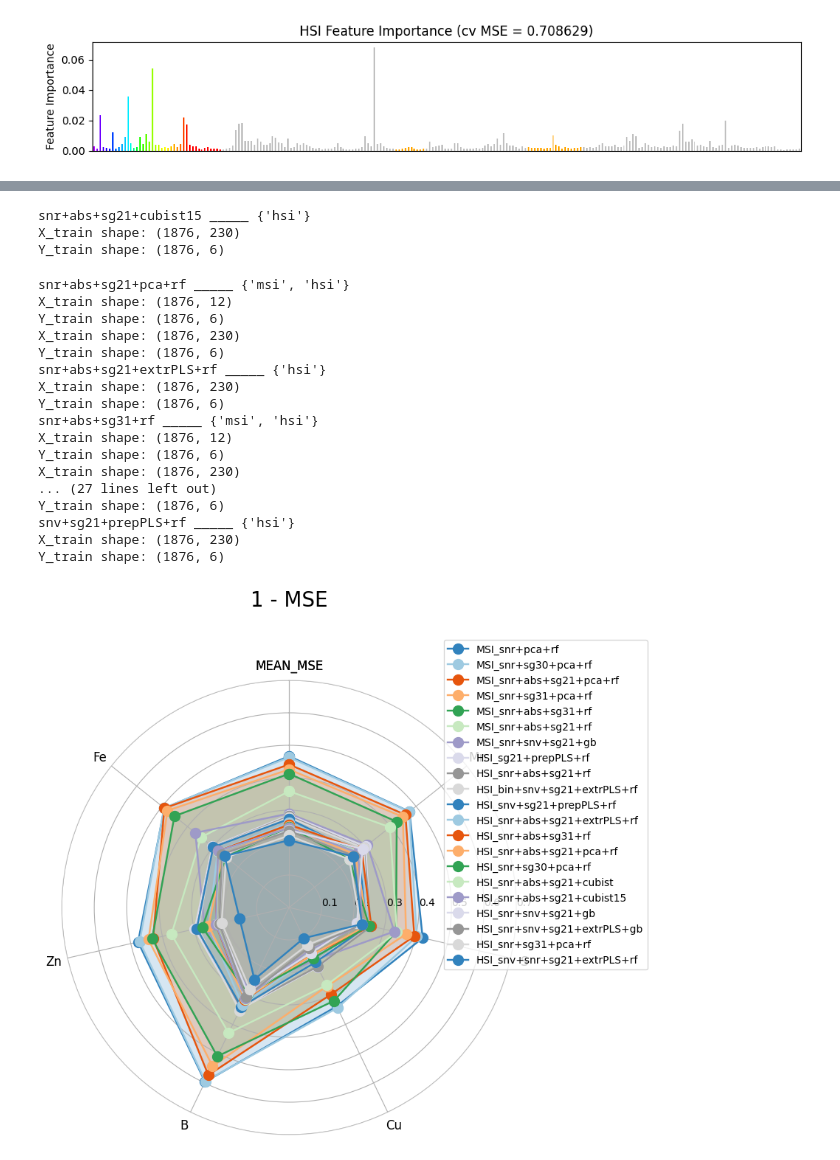
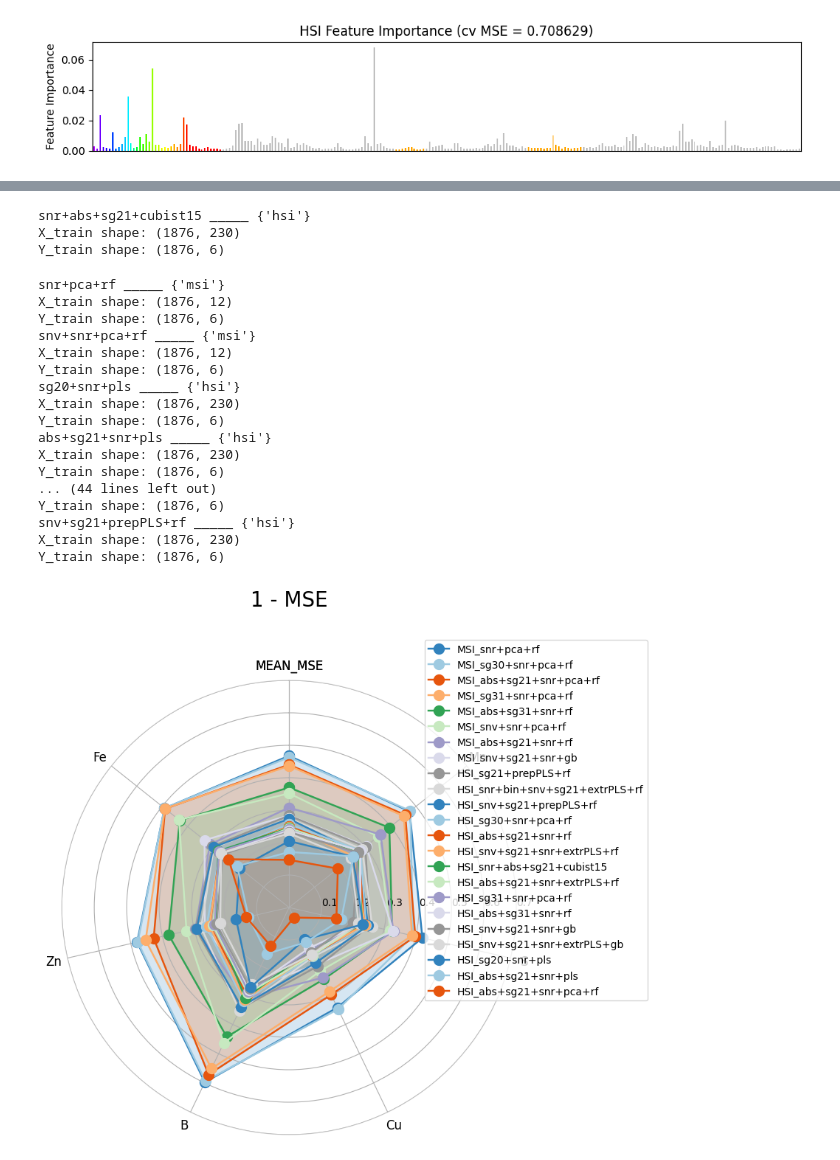
Before and after one commit to ladybug4o4/hyperview2, a Jupyter notebook: hsi_msi_experiments.ipynb, the cells around one changed output, grey strips where cells are left out. Cells and saved outputs as stored; diff of their text form; code cells hidden in the pictures.

Commit message:
experiments before submission

```diff
--- a/hsi_msi_experiments.ipynb
+++ b/hsi_msi_experiments.ipynb
@@ -82,7 +83,6 @@ def run_experiment(pipeline, X_train_all, y_train_all,n_splits=5):
 
     kf = KFold(n_splits=n_splits)
     kf_results = []
-    kf_results_train = []
     for train_idx, test_idx in kf.split(X_train_all):
 
         X_train, y_train = X_train_all[train_idx], y_train_all[train_idx]
@@ -90,15 +90,12 @@ def run_experiment(pipeline, X_train_all, y_train_all,n_splits=5):
 
         # Fit the baseline model and baseline values to be used in score computation
         baseline_reg = BaselineRegressor()
-        baseline_reg = baseline_reg.fit(X_train, y_train)
+        baseline_reg = baseline_reg.fit(None, y_train)
         pipe = clone(pipeline)
         pipe.fit(X_train, y_train)
         preds = pipe.predict(X_test)
         res = mse_metric(preds, y_test, baseline_reg)
-        res_train = mse_metric(pipe.predict(X_train), y_train, baseline_reg)
         kf_results.append(res)
-        kf_results_train.append(res_train)
-
 
     cols, idxs = res.columns, res.index
     array_3d = np.stack([exp.values for exp in kf_results], axis=0)
@@ -106,11 +103,5 @@ def run_experiment(pipeline, X_train_all, y_train_all,n_splits=5):
         array_3d.mean(axis=0),
         columns = cols, index=idxs
     )
-
-    array_3d = np.stack([exp.values for exp in kf_results_train], axis=0)
-    experiment_mean_results_train = pd.DataFrame(
-        array_3d.mean(axis=0),
-        columns = cols, index=idxs
-    )
     last_res = res
-    return experiment_mean_results, experiment_mean_results_train, pipe, last_res
+    return experiment_mean_results, pipe, last_res
@@ -312,7 +197,7 @@ cubist = MultiOutputRegressor(Cubist(
 pipeline_0 = Pipeline([
      ('snr', snr), ('pca', PCA()), ("rf", rfr),
 ]), {'msi'}
-pipeline_1 = Pipeline([
+pipeline_1b = Pipeline([
      ('snv', snv), ('snr', snr), ('pca', PCA()), ("rf", rfr),
 ]), {'msi'}
 pipeline_cubist_0 = Pipeline([
@@ -321,47 +206,47 @@ pipeline_cubist_0 = Pipeline([
     ('sg21', sg21),
     ('cubist15', cubist),
 ]), {'hsi'}
-# pipeline_1 = Pipeline([
-#     ('snr', snr), ('sg20', sg20), ("pls", rpl),
-# ]), {'hsi'}
-# pipeline_2 = Pipeline([
-#     ('snr', snr), ('abs', abs), ('sg21', sg21), ("pls", rpl),
-# ]), {'hsi'}
+pipeline_1 = Pipeline([
+    ('sg20', sg20), ('snr', snr), ("pls", rpl),
+]), {'hsi'}
+pipeline_2 = Pipeline([
+    ('abs', abs), ('sg21', sg21), ('snr', snr), ("pls", rpl),
+]), {'hsi'}
 pipeline_3 = Pipeline([
-    ('snr', snr), ('abs', abs), ('sg21', sg21), ("rf", rfr),
+    ('abs', abs), ('sg21', sg21), ('snr', snr), ("rf", rfr),
 ]), {'hsi', 'msi'}
 pipeline_4 = Pipeline([
-    ('snr', snr), ('abs', abs), ('sg21', sg20), ('pca', PCA()), ("rf", rfr),
+    ('abs', abs), ('sg21', sg20), ('snr', snr), ('pca', PCA()), ("rf", rfr),
 ]), {'hsi', 'msi'}
 pipeline_5 = Pipeline([
-    ('snr', snr), ('abs', abs), ('sg21', sg21), ('pca', PCA()), ("rf", rfr),
+    ('abs', abs), ('sg21', sg21),('snr', snr),  ('pca', PCA()), ("rf", rfr),
 ]), {'hsi', 'msi'}
 pipeline_6 = Pipeline([
-    ('snr', snr), ('abs', abs), ('sg21', sg21), ('extrPLS', extrPLS), ("rf", rfr),
+    ('abs', abs), ('sg21', sg21), ('snr', snr), ('extrPLS', extrPLS), ("rf", rfr),
 ]), {'hsi'}
 pipeline_7 = Pipeline([
-    ('snr', snr), ('abs', abs), ('sg31', sg31), ("rf", rfr),
+    ('abs', abs), ('sg31', sg31),('snr', snr), ("rf", rfr),
 ]), {'hsi', 'msi'}
 pipeline_8 = Pipeline([
-    ('snr', snr), ('sg30', sg30), ('pca', PCA()), ("rf", rfr),
+    ('sg30', sg30), ('snr', snr), ('pca', PCA()), ("rf", rfr),
 ]), {'hsi', 'msi'}
 pipeline_9 = Pipeline([
-    ('snr', snr), ('sg31', sg31), ('pca', PCA()), ("rf", rfr),
+    ('sg31', sg31),('snr', snr), ('pca', PCA()), ("rf", rfr),
 ]), {'hsi', 'msi'}
 pipeline_10 = Pipeline([
-    ("snr", snr), ("snv", snv), ('sg21', sg21), ("gb", gbr),
+    ("snv", snv), ('sg21', sg21),('snr', snr), ("gb", gbr),
 ]), {'hsi', 'msi'}
 pipeline_11 = Pipeline([
-    ("snr", snr), ("snv", snv), ('sg21', sg21), ('extrPLS', extrPLS), ("gb", gbr),
+    ("snv", snv), ('sg21', sg21),('snr', snr), ('extrPLS', extrPLS), ("gb", gbr),
 ]), {'hsi'}
 pipeline_12 = Pipeline([
-    ("snv", snv), ("snr", snr), ('sg21', sg21), ('extrPLS', extrPLS), ("rf", rfr),
+    ("snv", snv), ('sg21', sg21),('snr', snr), ('extrPLS', extrPLS), ("rf", rfr),
 ]), {'hsi'}
 pipeline_13 = Pipeline([
-    ('snr', snr), ('abs', abs), ('sg21', sg21), ('extrPLS', extrPLS), ("rf", rfr),
+    ('abs', abs), ('sg21', sg21),('snr', snr), ('extrPLS', extrPLS), ("rf", rfr),
 ]), {'hsi'}
 pipeline_14 = Pipeline([
-    ("bin", binn), ("snv", snv), ('sg21', sg21), ('extrPLS', extrPLS), ("rf", rfr),
+    ('snr', snr), ("bin", binn), ("snv", snv), ('sg21', sg21), ('extrPLS', extrPLS), ("rf", rfr),
 ]), {'hsi'}
 
 total_bands = 230
@@ -382,11 +267,11 @@ pipeline_15b = Pipeline([
     ('snv', snv), ('sg21', sg21), ('prepPLS', preprocessor_pls), ('rf', rfr),
 ]), {'hsi'}
 
-# EXPERIMENT_RESULTS = {}
+EXPERIMENT_RESULTS = {}
 for pip, dataset_names in [
     pipeline_cubist_0,
-    pipeline_0,
-    # pipeline_1, pipeline_2,  # wywalić wszystkie pipeliny zawierające PLSRegressor na końcu.
+    pipeline_0,pipeline_1b,
+    pipeline_1, pipeline_2,  # wywalić wszystkie pipeliny zawierające PLSRegressor na końcu.
       pipeline_3,pipeline_4, pipeline_5,
     pipeline_6, pipeline_7, pipeline_8, pipeline_9, pipeline_10,
     pipeline_11, pipeline_12, pipeline_13, pipeline_14, pipeline_15,
@@ -403,41 +288,41 @@ for pip, dataset_names in [
     if 'msi' in dataset_names:
         X_train_all, y_train_all, wavelengths_msi, y_names = load_data('msi')
         msi_res = run_experiment(
             pipeline,
             X_train_all, y_train_all,
             n_splits=3)
         temp_res['MSI'] = msi_res[0].rename(index=dict(zip(range(len(y_names)), y_names)))
 
     if 'hsi' in dataset_names:
         X_train_all, y_train_all, wavelengths_hsi, y_names = load_data('hsi')
         hsi_res = run_experiment(
             pipeline, X_train_all, y_train_all, n_splits=3)
         temp_res['HSI'] = hsi_res[0].rename(index=dict(zip(range(len(y_names)), y_names)))
 
     EXPERIMENT_RESULTS[name]=pd.concat(temp_res.values(), axis=0, keys=temp_res.keys())
 res = plot_experiment_results(EXPERIMENT_RESULTS)
 # %% [output]
 snr+abs+sg21+cubist15 _____ {'hsi'}
 X_train shape: (1876, 230)
 Y_train shape: (1876, 6)
-snr+abs+sg21+pca+rf _____ {'msi', 'hsi'}
+snr+pca+rf _____ {'msi'}
 X_train shape: (1876, 12)
 Y_train shape: (1876, 6)
+snv+snr+pca+rf _____ {'msi'}
+X_train shape: (1876, 12)
+Y_train shape: (1876, 6)
+sg20+snr+pls _____ {'hsi'}
 X_train shape: (1876, 230)
 Y_train shape: (1876, 6)
-snr+abs+sg21+extrPLS+rf _____ {'hsi'}
+abs+sg21+snr+pls _____ {'hsi'}
 X_train shape: (1876, 230)
 Y_train shape: (1876, 6)
-snr+abs+sg31+rf _____ {'msi', 'hsi'}
-X_train shape: (1876, 12)
-Y_train shape: (1876, 6)
-X_train shape: (1876, 230)
-... (27 lines left out)
+... (44 lines left out)
 Y_train shape: (1876, 6)
 snv+sg21+prepPLS+rf _____ {'hsi'}
 X_train shape: (1876, 230)
 Y_train shape: (1876, 6)
-[figure, old version]
+[figure, new version]
 # %%
 res = plot_experiment_results(EXPERIMENT_RESULTS)
 # %% [output]
```
Also changed, not shown: parts of 19 cells of this notebook, 4 other files.
